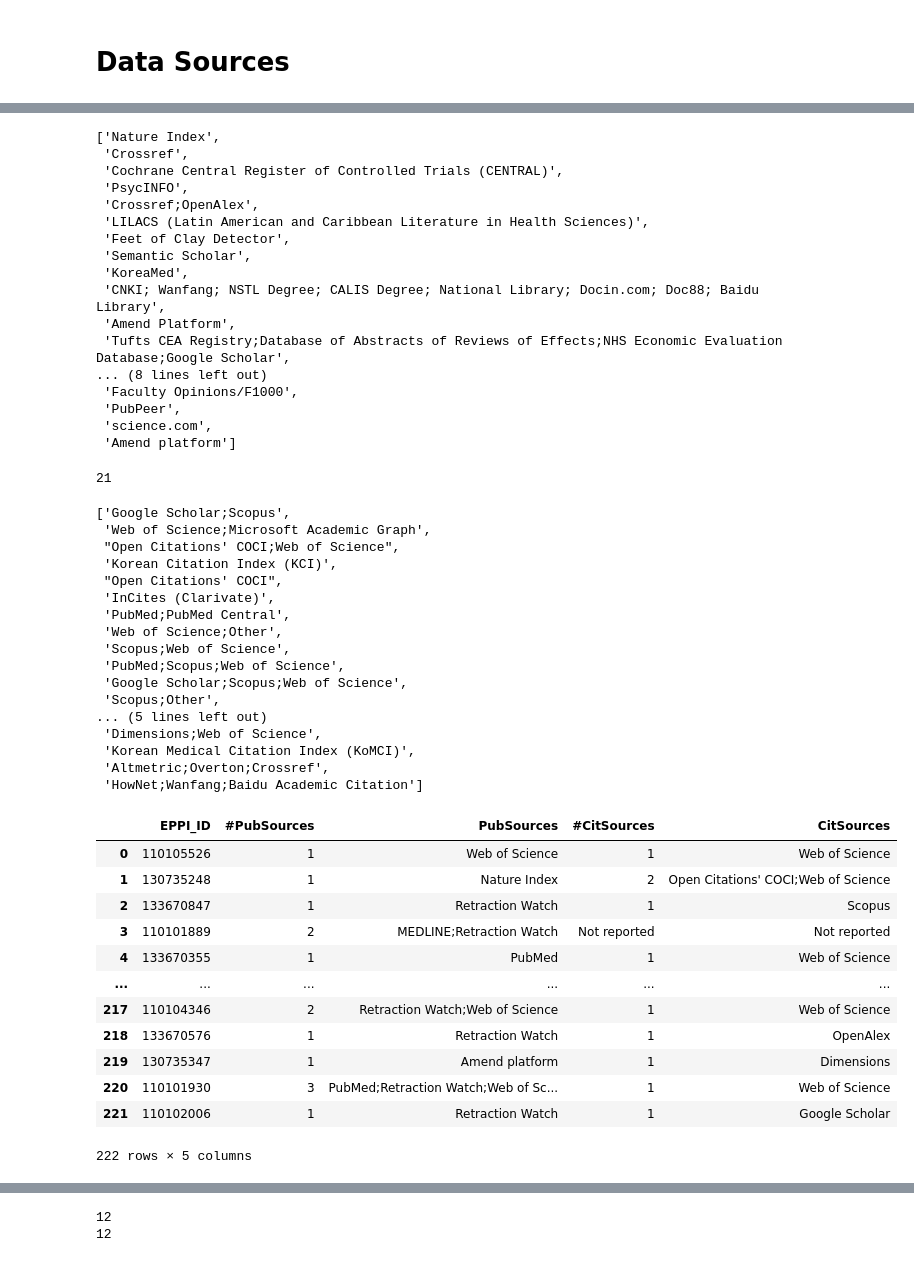
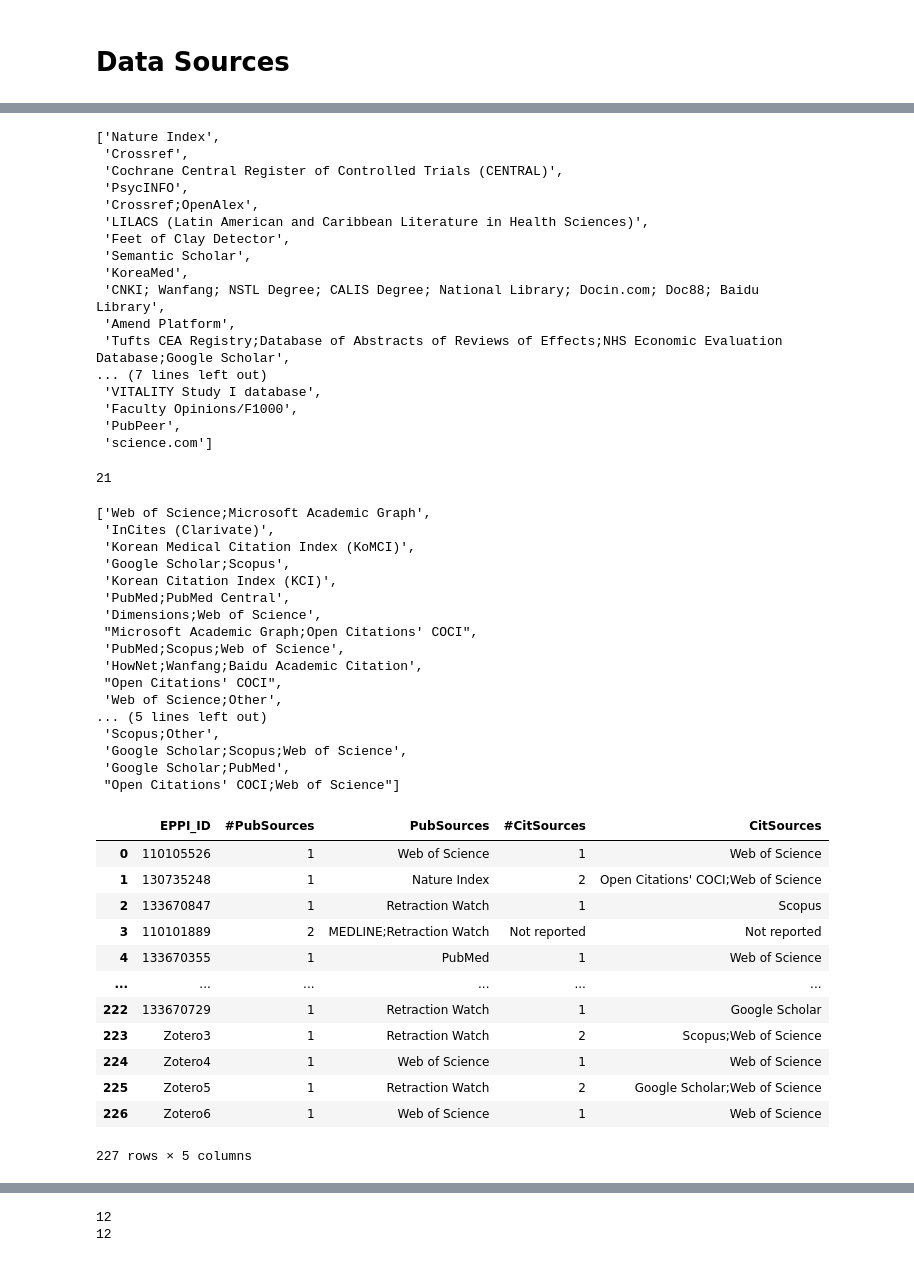
Before and after one commit to tzukun-hsiao/ARIST-post-retraction-citation, a Jupyter notebook: code/Results.ipynb, the cells around one changed output, grey strips where cells are left out. Saved outputs shown, nothing was run; the diff lists cells and outputs as text; code cells hidden in the pictures.

```diff
--- a/code/Results.ipynb
+++ b/code/Results.ipynb
@@ -48,12 +13,7 @@ included_ids[:2]
 # %%
-f = 'data/PostRetractionCitationData_20261119-EH_cleaned.csv'
+f = 'data/PostRetractionCitationData_cleaned.csv'
 data = pd.read_csv(f)
-data = data.rename(columns={"What is the paper's EPPIReviewer ID?": "EPPIReviewer ID"})
 print(data.shape)
-data = data.merge(df[['EPPIReviewer ID', 'Year']], how='left')
-print(data.shape)
-
-data = data.loc[data['EPPIReviewer ID'].isin(included_ids)]
 
 print(data.shape, data['EPPIReviewer ID'].nunique())
 data.head(2)
@@ -109,3 +30,0 @@ data.head(1)
-# %%
-for eppi_id, py in yr_dict.items():
-    data.loc[data['EPPIReviewer ID']==eppi_id, 'Year'] = py
@@ -206,11 +120,11 @@ data_source_pubs_otr
  'CNKI; Wanfang; NSTL Degree; CALIS Degree; National Library; Docin.com; Doc88; Baidu Library',
  'Amend Platform',
  'Tufts CEA Registry;Database of Abstracts of Reviews of Effects;NHS Economic Evaluation Database;Google Scholar',
-... (8 lines left out)
+... (7 lines left out)
+ 'VITALITY Study I database',
  'Faculty Opinions/F1000',
  'PubPeer',
- 'science.com',
- 'Amend platform']
+ 'science.com']
 # %%
 punct = f"[{re.escape(string.punctuation)}]"
 cond1 = source_count_prep['DataSource_Citations'].str.contains(punct, na=False)
@@ -225,23 +139,23 @@ print(len(data_source_cits_multi))
 data_source_cits_multi
 # %% [output]
 21
-['Google Scholar;Scopus',
- 'Web of Science;Microsoft Academic Graph',
- "Open Citations' COCI;Web of Science",
+['Web of Science;Microsoft Academic Graph',
+ 'InCites (Clarivate)',
+ 'Korean Medical Citation Index (KoMCI)',
+ 'Google Scholar;Scopus',
  'Korean Citation Index (KCI)',
+ 'PubMed;PubMed Central',
+ 'Dimensions;Web of Science',
+ "Microsoft Academic Graph;Open Citations' COCI",
+ 'PubMed;Scopus;Web of Science',
+ 'HowNet;Wanfang;Baidu Academic Citation',
  "Open Citations' COCI",
- 'InCites (Clarivate)',
- 'PubMed;PubMed Central',
  'Web of Science;Other',
- 'Scopus;Web of Science',
- 'PubMed;Scopus;Web of Science',
+... (5 lines left out)
+ 'Scopus;Other',
  'Google Scholar;Scopus;Web of Science',
- 'Scopus;Other',
-... (5 lines left out)
- 'Dimensions;Web of Science',
- 'Korean Medical Citation Index (KoMCI)',
- 'Altmetric;Overton;Crossref',
- 'HowNet;Wanfang;Baidu Academic Citation']
+ 'Google Scholar;PubMed',
+ "Open Citations' COCI;Web of Science"]
 # %%
 source_count_prep = source_count_prep.fillna('NA')
 
@@ -251,8 +165,6 @@ for row in source_count_prep.values.tolist():
 
     if row[2] == 'CNKI; Wanfang; NSTL Degree; CALIS Degree; National Library; Docin.com; Doc88; Baidu Library':
         row[2] = 'Mainland China doctoral dissertation and master’s theses databases'
-    if row[2] == 'Retraction Watch was used not to IDENTIFY articles but to confirm retraction status and to get reasons for retraction. " In addition, the presence of a retraction notice in both Scopus and Web of Science and on the journal\'s platform was checked, and where no retraction notice could be retrieved from these two sources, the Retraction Watch database was also used."':
-        row[2] = 'NA'
     if row[4] == 'HowNet;Wanfang;Baidu Academic Citation':
         row[4] = 'HowNet+Wanfang+Baidu Academic Citation'
 
@@ -263,56 +175,45 @@ for row in source_count_prep.values.tolist():
 
     pub_info = [info for info in pub_info if info not in ['NA', 'Other']]
     cit_info = [info for info in cit_info if info not in ['NA', 'Other']]
-
-    nih_ori = ['US Office of Research Integrity', 'NIH Office of Research Integrity',
-               'ORI Newsletter, NIH Guide for Grants an Contracts website', 'NIH Investigation']
-    for nih_ori_var in nih_ori:
-        if nih_ori_var in pub_info:
-            nih_ori_var_idx = pub_info.index(nih_ori_var)
-            pub_info[nih_ori_var_idx] = 'NIH Office of Research Integrity'
 
     pub_info.sort()
     cit_info.sort()
 
     n_pub_sources = len(pub_info)
     n_cit_sources = len(cit_info)
 
     pub_sources = ';'.join(pub_info)
     cit_sources = ';'.join(cit_info)
 
     if 'Not reported' in pub_info:
         if len(pub_info) > 1:
             print(f'ID: {eppi_id}, pub_info: {pub_info}')
         else:
             n_pub_sources = 'Not reported'
     if 'Not reported' in cit_info:
         if len(cit_info) > 1:
             print(f'ID: {eppi_id}, cit_info: {cit_info}')
         else:
             n_cit_sources = 'Not reported'
 
-    if 'Not Reported' in pub_info+cit_info:
-        print(f'ID: {eppi_id}, cit_info: {cit_info}')
-        print(f'ID: {eppi_id}, pub_info: {pub_info}')
-
     source_count.append([eppi_id, n_pub_sources, pub_sources, n_cit_sources, cit_sources])
 
 source_count = pd.DataFrame(source_count[1:], columns=source_count[0])
 source_count
 # %% [output]
 |  | EPPI_ID | #PubSources | PubSources | #CitSources | CitSources |
 | 0 | 110105526 | 1 | Web of Science | 1 | Web of Science |
 | 1 | 130735248 | 1 | Nature Index | 2 | Open Citations' COCI;Web of Science |
 | 2 | 133670847 | 1 | Retraction Watch | 1 | Scopus |
 | 3 | 110101889 | 2 | MEDLINE;Retraction Watch | Not reported | Not reported |
 | 4 | 133670355 | 1 | PubMed | 1 | Web of Science |
 | ... | ... | ... | ... | ... | ... |
-| 217 | 110104346 | 2 | Retraction Watch;Web of Science | 1 | Web of Science |
-| 218 | 133670576 | 1 | Retraction Watch | 1 | OpenAlex |
-| 219 | 130735347 | 1 | Amend platform | 1 | Dimensions |
-| 220 | 110101930 | 3 | PubMed;Retraction Watch;Web of Sc... | 1 | Web of Science |
-| 221 | 110102006 | 1 | Retraction Watch | 1 | Google Scholar |
+| 222 | 133670729 | 1 | Retraction Watch | 1 | Google Scholar |
+| 223 | Zotero3 | 1 | Retraction Watch | 2 | Scopus;Web of Science |
+| 224 | Zotero4 | 1 | Web of Science | 1 | Web of Science |
+| 225 | Zotero5 | 1 | Retraction Watch | 2 | Google Scholar;Web of Science |
+| 226 | Zotero6 | 1 | Web of Science | 1 | Web of Science |
-222 rows × 5 columns
+227 rows × 5 columns
 # %%
 pub_source_count = source_count.groupby(['#PubSources'])[['EPPI_ID']].count()
 pub_source_count = pub_source_count.reset_index().rename(columns={'EPPI_ID': '#Included Studies'})
```
Also changed, not shown: parts of 47 cells of this notebook, 3 other files.
